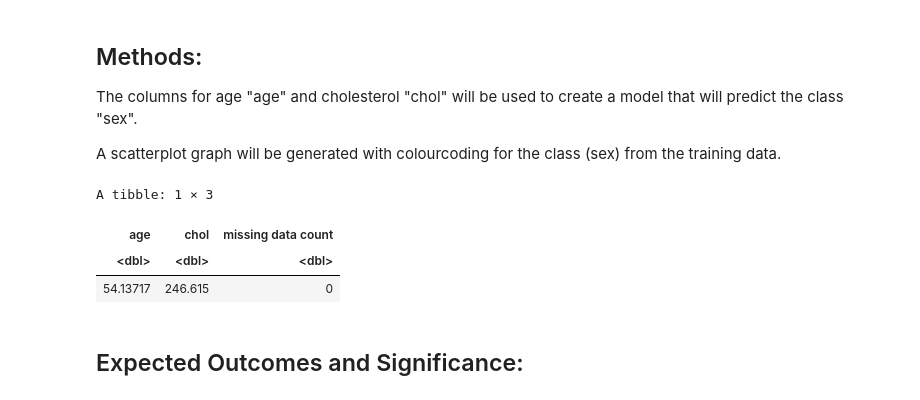
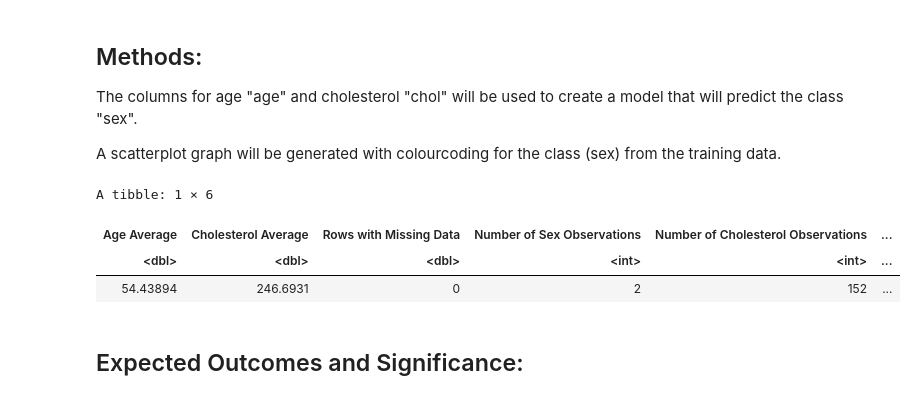
Before and after one commit to Skylertana/dsci-100-006-project-group2, a Jupyter notebook: localrepo.ipynb, the cells around one changed output. Drawn from its saved outputs; the diff is of its cells as text; code cells hidden in the pictures.

Commit message:
Created Summarization Table; but need to use training data

```diff
--- a/localrepo.ipynb
+++ b/localrepo.ipynb
@@ -86,16 +101,41 @@ The columns for age "age" and cholesterol "chol" will be used to create a model
 
 A scatterplot graph will be generated with colourcoding for the class (sex) from the training data.
 # %%
-summary_table <- heart_train |>
+
+
+
+
+age_count <- heart_data |>
+            reframe(unique(age)) |>
+            nrow()
+
+
+col_count <- heart_data |>
+            reframe(unique(chol)) |>
+            nrow()
+
+
+sex_count <- heart_data |>
+            reframe(unique(sex)) |>
+            nrow()
+
+
+summary_table <- heart_data |>
     select(age, chol) |>
-    mutate("missing data count" = sum(is.na(age) | is.na(chol))) |>
-    map_df(mean)
+    mutate("Rows with Missing Data" = sum(is.na(age) | is.na(chol))) |>
+    map_df(mean) |>
+    mutate("Number of Sex Observations" = sex_count,
+           "Number of Cholesterol Observations" = col_count,
+           "Number of Age Observations" = age_count) |>
+    rename("Cholesterol Average" = chol, "Age Average" = age)
+
+
 summary_table
 # %% [output]
-A tibble: 1 × 3
+A tibble: 1 × 6
-| age | chol | missing data count |
-| <dbl> | <dbl> | <dbl> |
-| 54.13717 | 246.615 | 0 |
+| Age Average | Cholesterol Average | Rows with Missing Data | Number of Sex Observations | Number of Cholesterol Observations | ... |
+| <dbl> | <dbl> | <dbl> | <int> | <int> | ... |
+| 54.43894 | 246.6931 | 0 | 2 | 152 | ... |
 # %% [markdown]
 ## Expected Outcomes and Significance:
 # %% [markdown]
```
Also changed, not shown: parts of 2 cells of this notebook.
